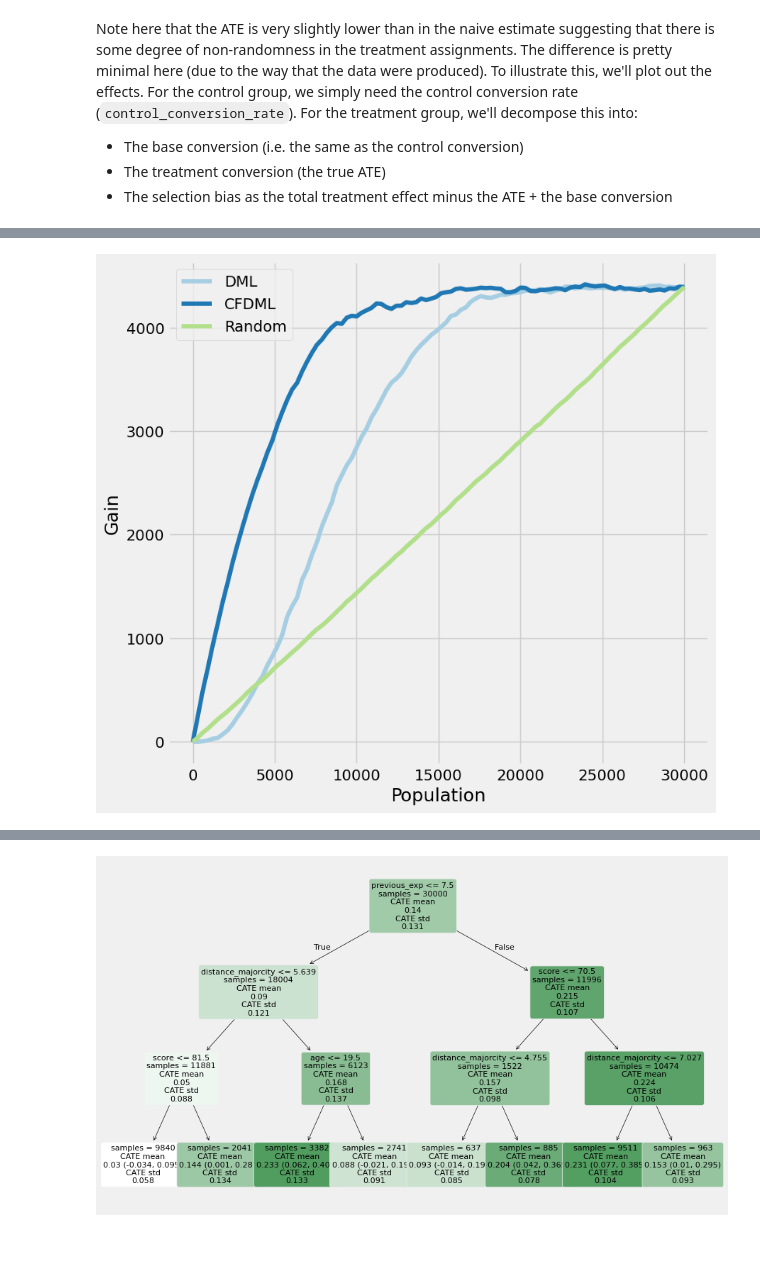
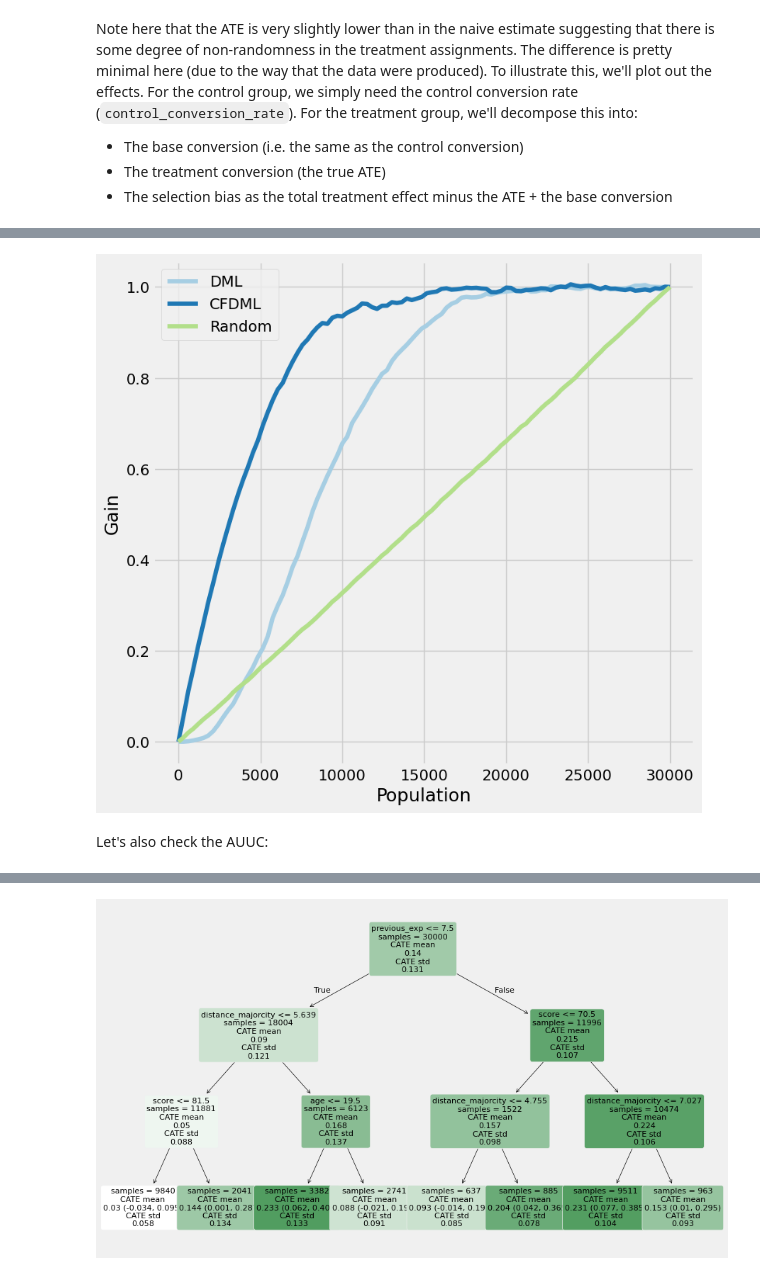
Before and after one commit to simonbrewer/GEOG6960_Causal, a Jupyter notebook: GEOG6960_Week12.ipynb, the cells around one changed output, grey strips where cells are left out. Drawn from its saved outputs; the diff is of its cells as text; code cells hidden in the pictures; blank space fills up the shorter version.

```diff
--- a/GEOG6960_Week12.ipynb
+++ b/GEOG6960_Week12.ipynb
@@ -313,7 +295,9 @@ uplift_results = uplift_results.assign(CFDML=cfdml.effect(X))
 # %%
-plot_gain(uplift_results, outcome_col='placement', treatment_col='is_treated')
+plot_gain(uplift_results, outcome_col='placement', treatment_col='is_treated', normalize=True)
 # %% [output]
-[figure, old version]
+[figure, new version]
+# %% [markdown]
+Let's also check the AUUC:
 # %%
 score = auuc_score(uplift_results, outcome_col='placement', treatment_col='is_treated')
 print(score)
```
Also changed, not shown: parts of 58 cells of this notebook.
